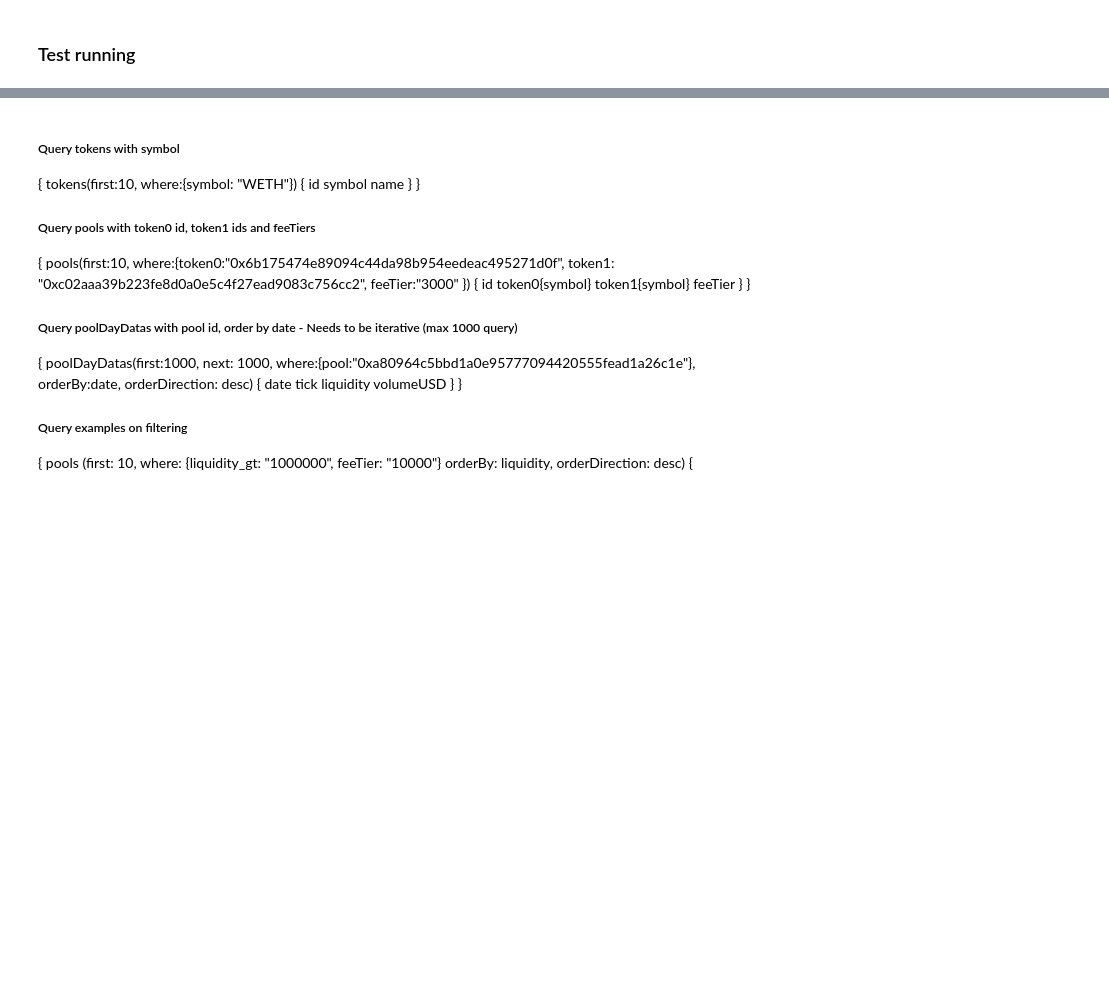
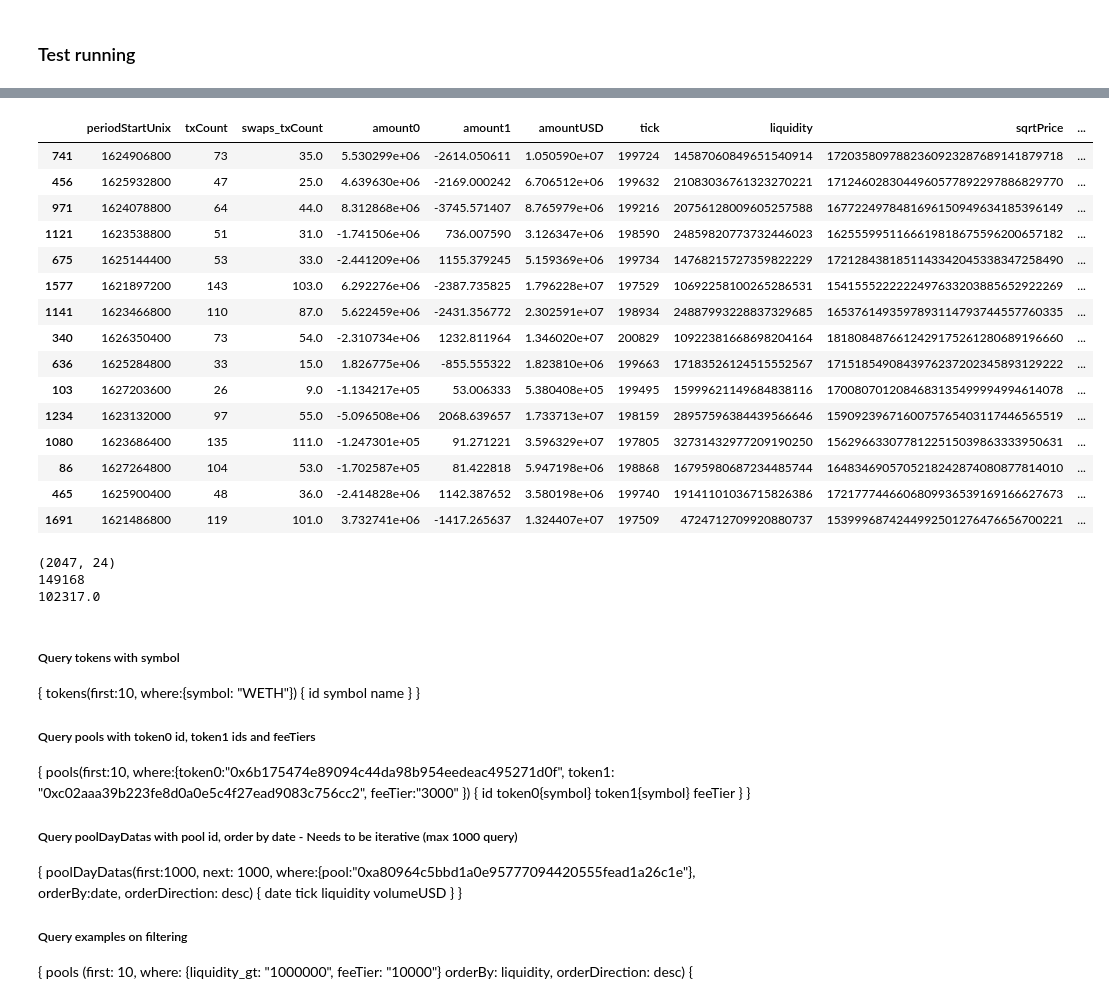
Before and after one commit to punwai/uniswapv3_backtest, a Jupyter notebook: load_data.ipynb, the cells around one changed output, grey strips where cells are left out. Drawn from its saved outputs; the diff is of its cells as text; code cells hidden in the pictures; blank space fills up the shorter version.

```diff
--- a/load_data.ipynb
+++ b/load_data.ipynb
@@ -525,0 +453,6 @@ df_poolHourDatas.shape
+# %%
+TOKEN0 = 'USDC'
+TOKEN1 = 'WETH'
+feeTier = '3000'
+
+df_merged = get_data(TOKEN0, TOKEN1, feeTier)
@@ -526,3 +477,41 @@ df_poolHourDatas.shape
+# %%
+watch_list = ['periodStartUnix',
+              'txCount', 'swaps_txCount', # check data integrity
+              'amount0', 'amount1', 'amountUSD', # swaps data
+              'tick', 'liquidity', 'sqrtPrice', 'tvlUSD', # pool data at that hour
+              'pool.token0.symbol', 'pool.token1.symbol', # token data
+              'token0Price', 'token1Price'
+             ]
+df_merged[watch_list].sample(15)
+# %% [output]
+|  | periodStartUnix | txCount | swaps_txCount | amount0 | amount1 | amountUSD | tick | liquidity | sqrtPrice | ... |
+| 741 | 1624906800 | 73 | 35.0 | 5.530299e+06 | -2614.050611 | 1.050590e+07 | 199724 | 14587060849651540914 | 1720358097882360923287689141879718 | ... |
+| 456 | 1625932800 | 47 | 25.0 | 4.639630e+06 | -2169.000242 | 6.706512e+06 | 199632 | 21083036761323270221 | 1712460283044960577892297886829770 | ... |
+| 971 | 1624078800 | 64 | 44.0 | 8.312868e+06 | -3745.571407 | 8.765979e+06 | 199216 | 20756128009605257588 | 1677224978481696150949634185396149 | ... |
+| 1121 | 1623538800 | 51 | 31.0 | -1.741506e+06 | 736.007590 | 3.126347e+06 | 198590 | 24859820773732446023 | 1625559951166619818675596200657182 | ... |
+| 675 | 1625144400 | 53 | 33.0 | -2.441209e+06 | 1155.379245 | 5.159369e+06 | 199734 | 14768215727359822229 | 1721284381851143342045338347258490 | ... |
+| 1577 | 1621897200 | 143 | 103.0 | 6.292276e+06 | -2387.735825 | 1.796228e+07 | 197529 | 10692258100265286531 | 1541555222222497633203885652922269 | ... |
+| 1141 | 1623466800 | 110 | 87.0 | 5.622459e+06 | -2431.356772 | 2.302591e+07 | 198934 | 24887993228837329685 | 1653761493597893114793744557760335 | ... |
+| 340 | 1626350400 | 73 | 54.0 | -2.310734e+06 | 1232.811964 | 1.346020e+07 | 200829 | 10922381668698204164 | 1818084876612429175261280689196660 | ... |
+| 636 | 1625284800 | 33 | 15.0 | 1.826775e+06 | -855.555322 | 1.823810e+06 | 199663 | 17183526124515552567 | 1715185490843976237202345893129222 | ... |
+| 103 | 1627203600 | 26 | 9.0 | -1.134217e+05 | 53.006333 | 5.380408e+05 | 199495 | 15999621149684838116 | 1700807012084683135499994994614078 | ... |
+| 1234 | 1623132000 | 97 | 55.0 | -5.096508e+06 | 2068.639657 | 1.733713e+07 | 198159 | 28957596384439566646 | 1590923967160075765403117446565519 | ... |
+| 1080 | 1623686400 | 135 | 111.0 | -1.247301e+05 | 91.271221 | 3.596329e+07 | 197805 | 32731432977209190250 | 1562966330778122515039863333950631 | ... |
+| 86 | 1627264800 | 104 | 53.0 | -1.702587e+05 | 81.422818 | 5.947198e+06 | 198868 | 16795980687234485744 | 1648346905705218242874080877814010 | ... |
+| 465 | 1625900400 | 48 | 36.0 | -2.414828e+06 | 1142.387652 | 3.580198e+06 | 199740 | 19141101036715826386 | 1721777446606809936539169166627673 | ... |
+| 1691 | 1621486800 | 119 | 101.0 | 3.732741e+06 | -1417.265637 | 1.324407e+07 | 197509 | 4724712709920880737 | 1539996874244992501276476656700221 | ... |
+# %%
+# Eye check:
+# print(df_poolHourDatas.shape)
+# print(df_swaps_all.shape)
+print(df_merged.shape)
+
+print(df_merged['txCount'].sum())
+print(df_merged['swaps_txCount'].sum())
+# %% [output]
+(2047, 24)
+149168
+102317.0
 # %% [markdown]
 ##### Query tokens with symbol
 {
```
Also changed, not shown: parts of 14 cells of this notebook, 5 other files.
